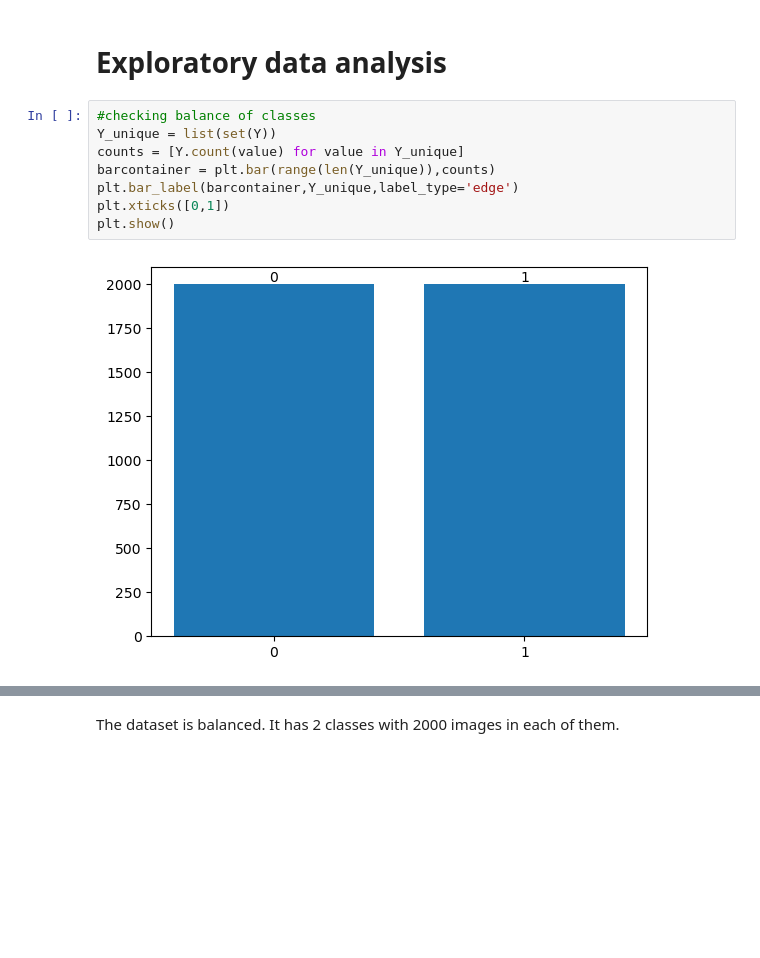
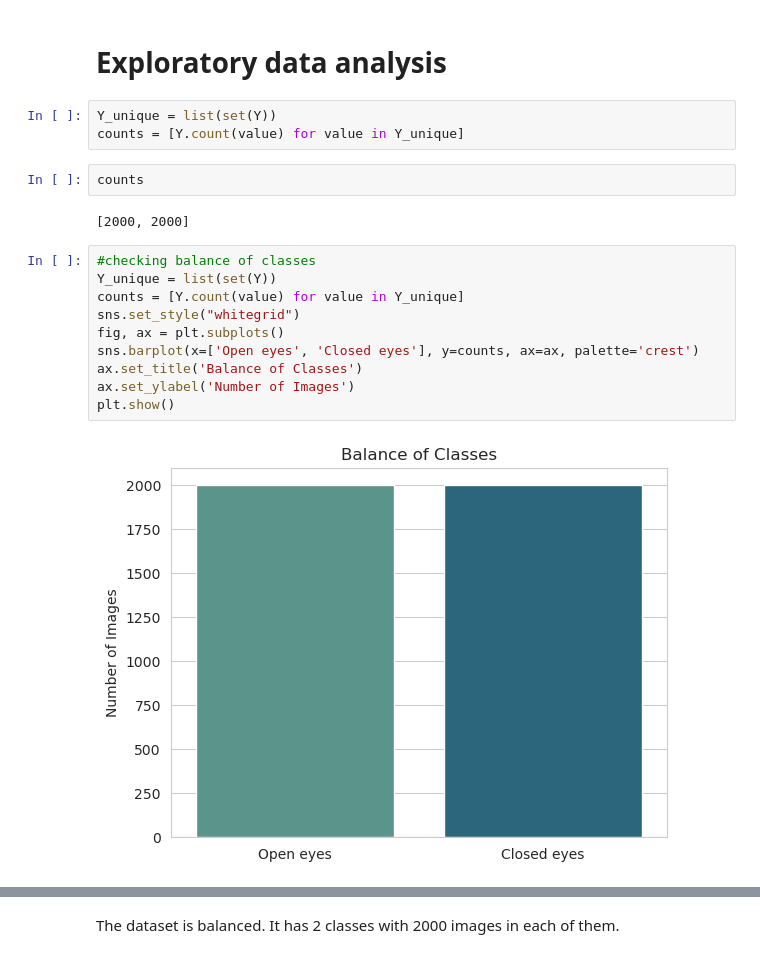
Before and after one commit to irinapendryak/drowsiness-detection-project, a Jupyter notebook: mobilenet_model.ipynb, the cells around one changed output, grey strips where cells are left out. Cells and saved outputs as stored; diff of their text form; blank space fills up the shorter version.

```diff
--- a/mobilenet_model.ipynb
+++ b/mobilenet_model.ipynb
@@ -42,16 +43,25 @@ for i in tqdm(glob('/kaggle/input/mrl-dataset/train/Closed_Eyes/*')):
     Y.append(0)
 # %% [markdown]
 # Exploratory data analysis
+# %%
+Y_unique = list(set(Y))
+counts = [Y.count(value) for value in Y_unique]
+# %%
+counts
+# %% [output]
+[2000, 2000]
 # %%
 #checking balance of classes
 Y_unique = list(set(Y))
 counts = [Y.count(value) for value in Y_unique]
-barcontainer = plt.bar(range(len(Y_unique)),counts)
-plt.bar_label(barcontainer,Y_unique,label_type='edge')
-plt.xticks([0,1])
+sns.set_style("whitegrid")
+fig, ax = plt.subplots()
+sns.barplot(x=['Open eyes', 'Closed eyes'], y=counts, ax=ax, palette='crest')
+ax.set_title('Balance of Classes')
+ax.set_ylabel('Number of Images')
 plt.show()
 # %% [output]
-[figure, old version]
+[figure, new version]
 # %%
 # Read in the image
 image = mpimg.imread('/kaggle/input/mrl-dataset/train/Closed_Eyes/s0001_00001_0_0_0_0_0_01.png')
```
Also changed, not shown: parts of 5 cells of this notebook.
